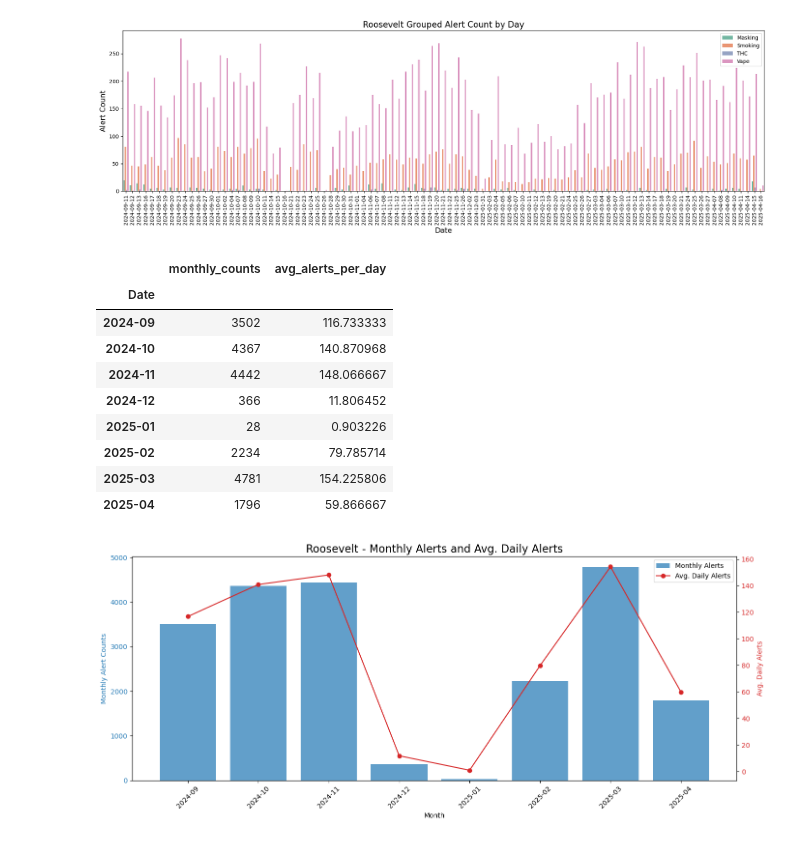
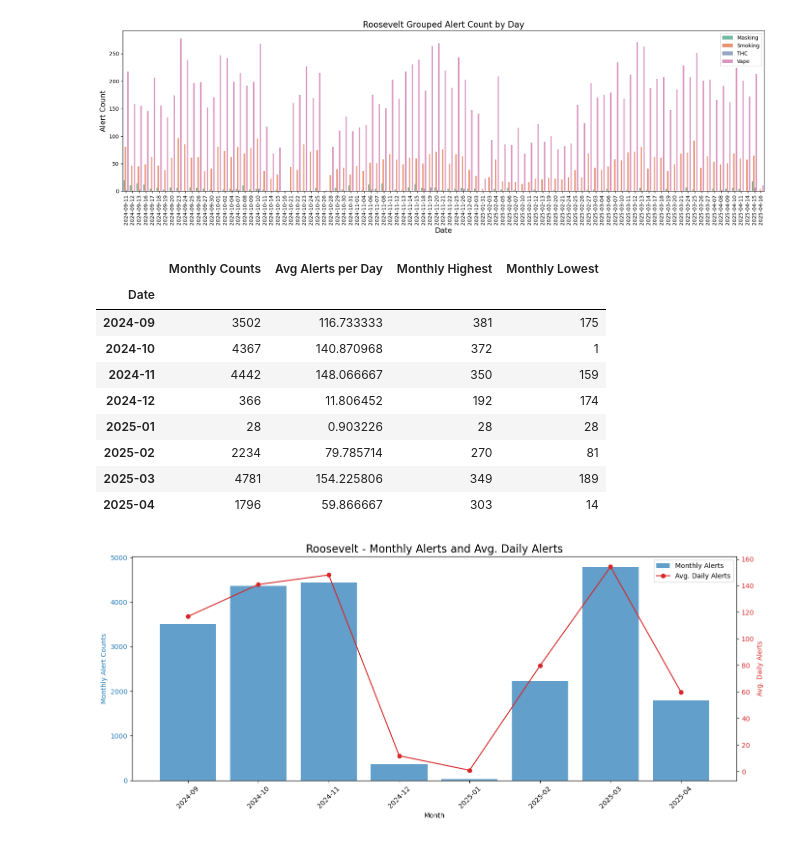
Before and after one commit to yunghsuanwu/vape-detector-minneapolis, a Jupyter notebook: haloreport_dataexploration_yhw.ipynb, the cells around one changed output. Saved outputs shown, nothing was run; the diff lists cells and outputs as text; code cells hidden in the pictures.

```diff
--- a/haloreport_dataexploration_yhw.ipynb
+++ b/haloreport_dataexploration_yhw.ipynb
@@ -140,3 +157,6 @@ def grouped_alert_count_by_day(df, group, save_path=None):
         plt.savefig(save_path)
     else:
         plt.show()
+# %%
+date_count = camden_df.Date.value_counts(sort=False).sort_index()
+date_count
@@ -158,7 +192,19 @@ def alert_count_by_month(df, type=None):
     # Calculate the average alert count per day for each month
     avg_alerts_per_day = monthly_counts / monthly_counts.index.days_in_month
 
-    return monthly_counts, avg_alerts_per_day
+    # Get the highest and lowest alert counts for each month
+    monthly_highest = date_count.resample('M').max()
+    monthly_lowest = date_count.resample('M').min()
+
+    final_df = pd.DataFrame({
+        'Monthly Counts': monthly_counts,
+        'Avg Alerts per Day': avg_alerts_per_day,
+        'Monthly Highest': monthly_highest,
+        'Monthly Lowest': monthly_lowest
+    })
+    final_df.index = final_df.index.strftime('%Y-%m')
+
+    return final_df
 # %%
 # Graph: Monthly alert counts and average daily alerts
 import matplotlib.pyplot as plt
@@ -399,21 +640,19 @@ grouped_alert_count_by_day(roosevelt_df, 'Type')
 [figure]
 # %%
 # Calculate the per month average of alerts
-roosevelt_monthly_counts, roosevelt_monthly_dayavg = alert_count_by_month(roosevelt_df)
-roosevelt_monthly = pd.DataFrame({'monthly_counts': roosevelt_monthly_counts, 'avg_alerts_per_day': roosevelt_monthly_dayavg})
-roosevelt_monthly.index = roosevelt_monthly.index.strftime('%Y-%m')
+roosevelt_monthly = alert_count_by_month(roosevelt_df)
 roosevelt_monthly
 # %% [output]
-|  | monthly_counts | avg_alerts_per_day |
-| Date |  |  |
-| 2024-09 | 3502 | 116.733333 |
-| 2024-10 | 4367 | 140.870968 |
-| 2024-11 | 4442 | 148.066667 |
-| 2024-12 | 366 | 11.806452 |
-| 2025-01 | 28 | 0.903226 |
-| 2025-02 | 2234 | 79.785714 |
-| 2025-03 | 4781 | 154.225806 |
-| 2025-04 | 1796 | 59.866667 |
+|  | Monthly Counts | Avg Alerts per Day | Monthly Highest | Monthly Lowest |
+| Date |  |  |  |  |
+| 2024-09 | 3502 | 116.733333 | 381 | 175 |
+| 2024-10 | 4367 | 140.870968 | 372 | 1 |
+| 2024-11 | 4442 | 148.066667 | 350 | 159 |
+| 2024-12 | 366 | 11.806452 | 192 | 174 |
+| 2025-01 | 28 | 0.903226 | 28 | 28 |
+| 2025-02 | 2234 | 79.785714 | 270 | 81 |
+| 2025-03 | 4781 | 154.225806 | 349 | 189 |
+| 2025-04 | 1796 | 59.866667 | 303 | 14 |
 # %%
 # Graph roosevelt_monthly
 plot_monthly_data(roosevelt_monthly, 'Roosevelt')
```
Also changed, not shown: parts of 17 cells of this notebook.
